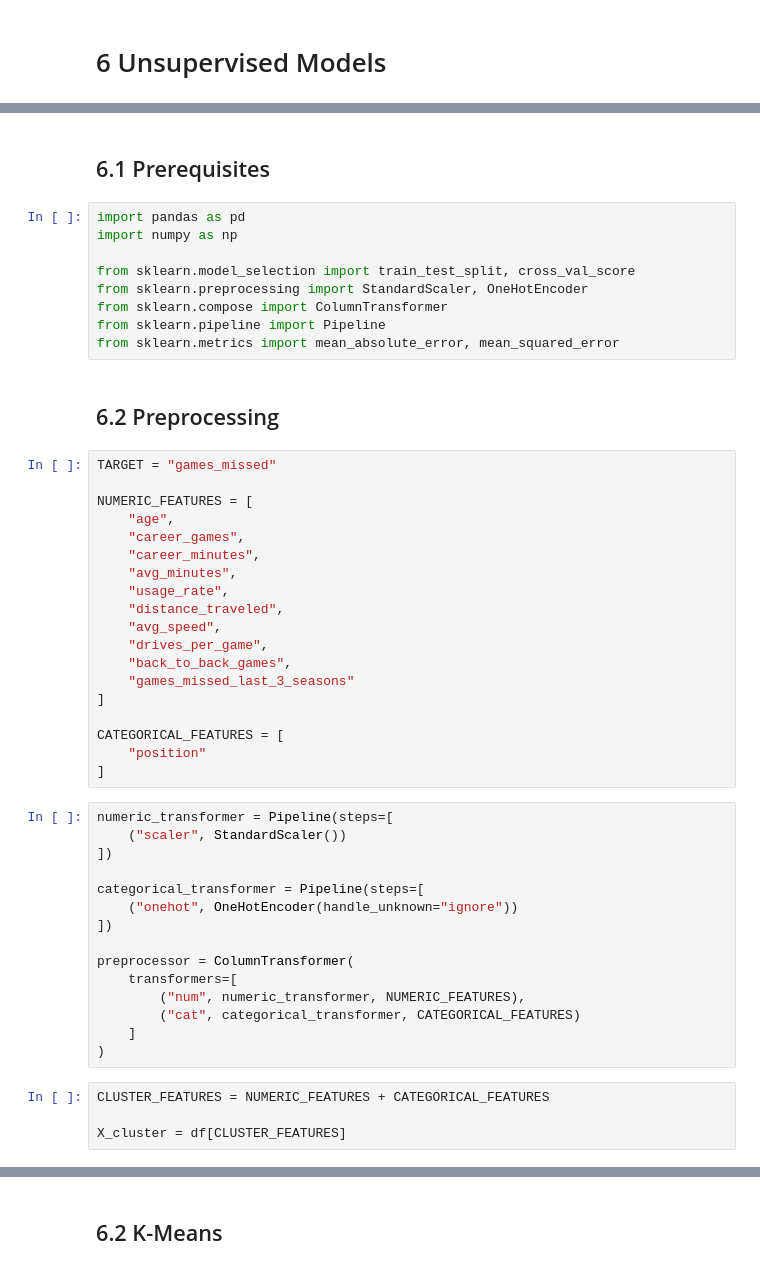
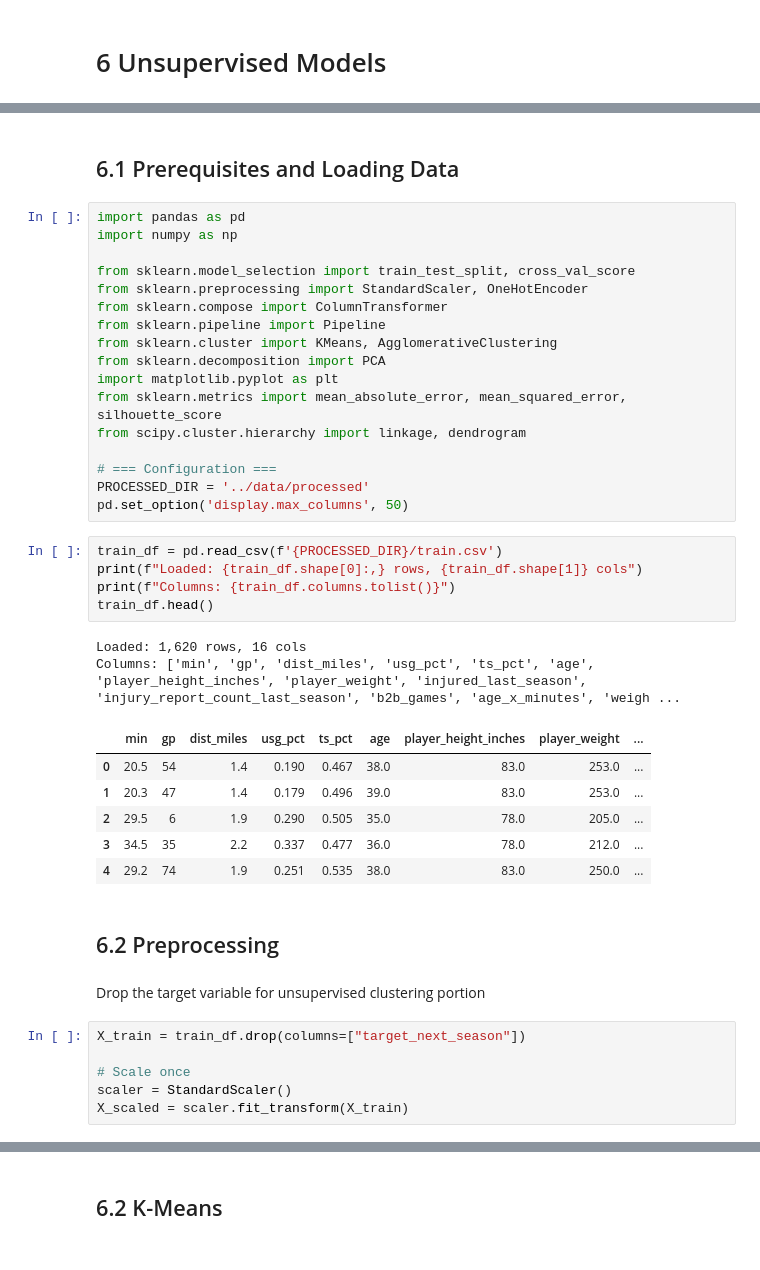
Before and after one commit to jtang6031/siads-696-nba-injury-prediction, a Jupyter notebook: notebooks/06_unsupervised_models.ipynb, the cells around one changed output, grey strips where cells are left out. Drawn from its saved outputs; the diff is of its cells as text.

Commit message:
initial unsupervised notebook

```diff
--- a/notebooks/06_unsupervised_models.ipynb
+++ b/notebooks/06_unsupervised_models.ipynb
@@ -3,5 +5,5 @@
 # %% [markdown]
-## 6.1 Prerequisites
+## 6.1 Prerequisites and Loading Data
 # %%
 import pandas as pd
 import numpy as np
@@ -10,44 +12,36 @@ from sklearn.model_selection import train_test_split, cross_val_score
 from sklearn.preprocessing import StandardScaler, OneHotEncoder
 from sklearn.compose import ColumnTransformer
 from sklearn.pipeline import Pipeline
-from sklearn.metrics import mean_absolute_error, mean_squared_error
+from sklearn.cluster import KMeans, AgglomerativeClustering
+from sklearn.decomposition import PCA
+import matplotlib.pyplot as plt
+from sklearn.metrics import mean_absolute_error, mean_squared_error, silhouette_score
+from scipy.cluster.hierarchy import linkage, dendrogram
+
+# === Configuration ===
+PROCESSED_DIR = '../data/processed'
+pd.set_option('display.max_columns', 50)
+# %%
+train_df = pd.read_csv(f'{PROCESSED_DIR}/train.csv')
+print(f"Loaded: {train_df.shape[0]:,} rows, {train_df.shape[1]} cols")
+print(f"Columns: {train_df.columns.tolist()}")
+train_df.head()
+# %% [output]
+Loaded: 1,620 rows, 16 cols
+Columns: ['min', 'gp', 'dist_miles', 'usg_pct', 'ts_pct', 'age', 'player_height_inches', 'player_weight', 'injured_last_season', 'injury_report_count_last_season', 'b2b_games', 'age_x_minutes', 'weigh ...
+|  | min | gp | dist_miles | usg_pct | ts_pct | age | player_height_inches | player_weight | ... |
+| 0 | 20.5 | 54 | 1.4 | 0.190 | 0.467 | 38.0 | 83.0 | 253.0 | ... |
+| 1 | 20.3 | 47 | 1.4 | 0.179 | 0.496 | 39.0 | 83.0 | 253.0 | ... |
+| 2 | 29.5 | 6 | 1.9 | 0.290 | 0.505 | 35.0 | 78.0 | 205.0 | ... |
+| 3 | 34.5 | 35 | 2.2 | 0.337 | 0.477 | 36.0 | 78.0 | 212.0 | ... |
+| 4 | 29.2 | 74 | 1.9 | 0.251 | 0.535 | 38.0 | 83.0 | 250.0 | ... |
 # %% [markdown]
 ## 6.2 Preprocessing
+# %% [markdown]
+Drop the target variable for unsupervised clustering portion
 # %%
-TARGET = "games_missed"
+X_train = train_df.drop(columns=["target_next_season"])
 
-NUMERIC_FEATURES = [
-    "age",
-    "career_games",
-    "career_minutes",
-    "avg_minutes",
-    "usage_rate",
-    "distance_traveled",
-    "avg_speed",
-    "drives_per_game",
-    "back_to_back_games",
-    "games_missed_last_3_seasons"
-]
-
-CATEGORICAL_FEATURES = [
-    "position"
-]
+# Scale once
+scaler = StandardScaler()
+X_scaled = scaler.fit_transform(X_train)
-# %%
-numeric_transformer = Pipeline(steps=[
-    ("scaler", StandardScaler())
-])
-
-categorical_transformer = Pipeline(steps=[
-    ("onehot", OneHotEncoder(handle_unknown="ignore"))
-])
-
-preprocessor = ColumnTransformer(
-    transformers=[
-        ("num", numeric_transformer, NUMERIC_FEATURES),
-        ("cat", categorical_transformer, CATEGORICAL_FEATURES)
-    ]
-)
-# %%
-CLUSTER_FEATURES = NUMERIC_FEATURES + CATEGORICAL_FEATURES
-
-X_cluster = df[CLUSTER_FEATURES]
```
Also changed, not shown: parts of 11 cells of this notebook.
